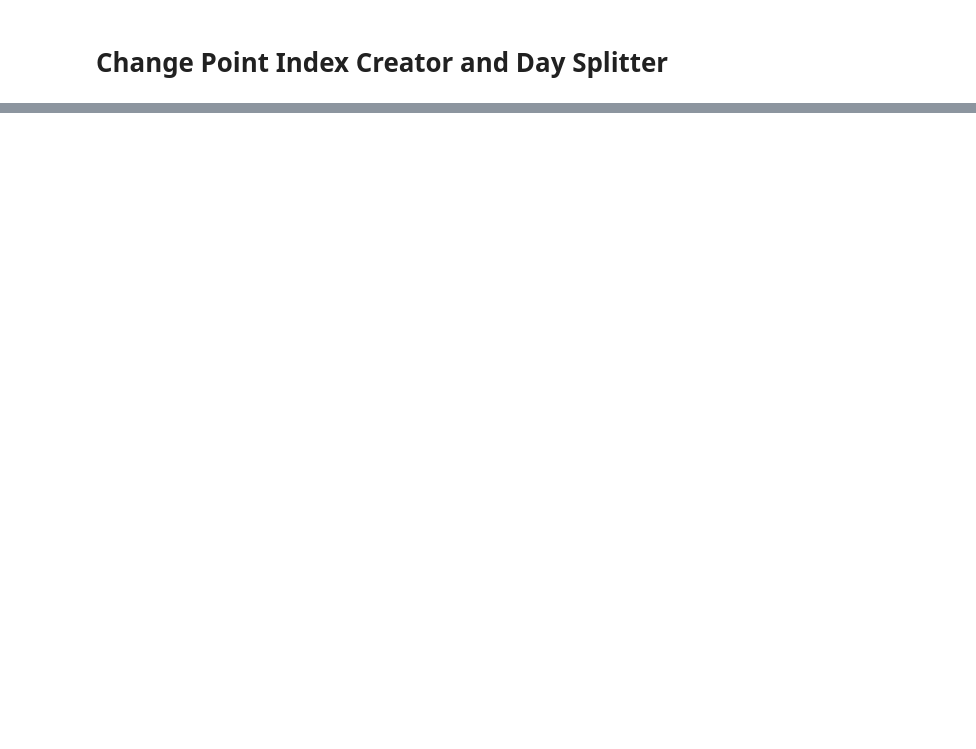
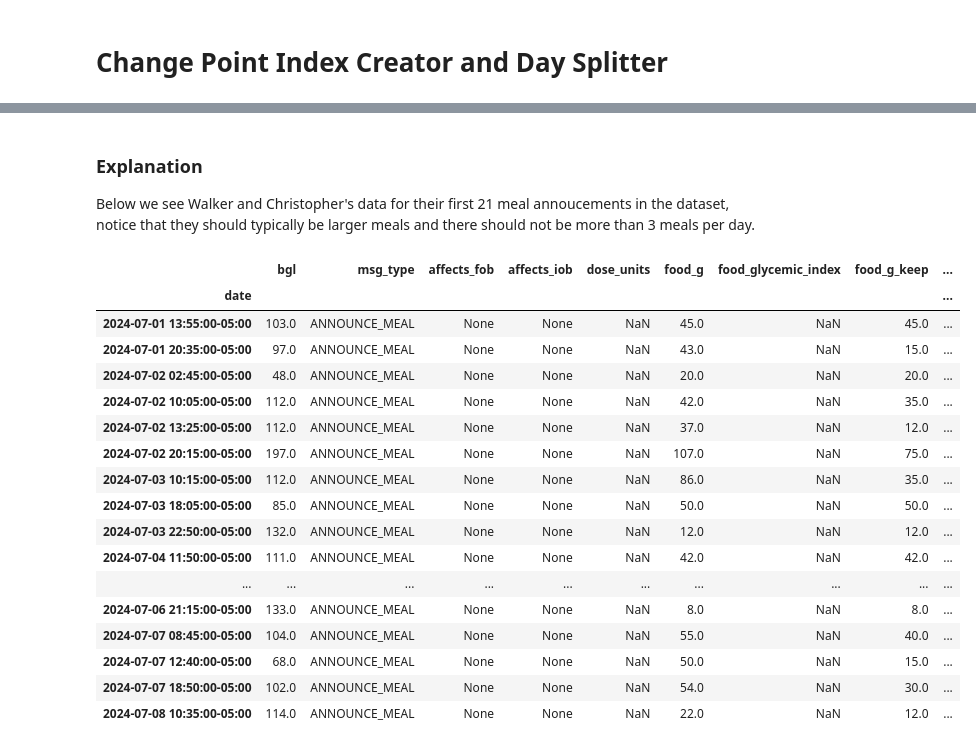
Before and after one commit to RobotPsychologist/bg_control, a Jupyter notebook: 0_meal_identification/meal_identification/notebooks/1.01-cjr-change-point-index-creator.ipynb, the cells around one changed output, grey strips where cells are left out. Saved outputs shown, nothing was run; the diff lists cells and outputs as text; code cells hidden in the pictures; blank space fills up the shorter version.

```diff
--- a/0_meal_identification/meal_identification/notebooks/1.01-cjr-change-point-index-creator.ipynb
+++ b/0_meal_identification/meal_identification/notebooks/1.01-cjr-change-point-index-creator.ipynb
@@ -89,3 +2,0 @@ meal_annoucements_df
-# %%
-meal_annoucements_df = meal_annoucements_df[meal_annoucements_df['msg_type'] == 'ANNOUNCE_MEAL']
-meal_annoucements_df
@@ -107,7 +2,0 @@ meal_annoucements_df
-# %%
-non_meal_df = cr_df[cr_df['msg_type'] != 'ANNOUNCE_MEAL']
-non_meal_df = non_meal_df.resample('5min').first()
-
-cr_resampled = non_meal_df.join(meal_annoucements_df, how='left', rsuffix='_meal')
-
-print(cr_resampled[cr_resampled['msg_type_meal'] == 'ANNOUNCE_MEAL'])
@@ -912,0 +324,25 @@ len(df67[df67['msg_type'] == 'ANNOUNCE_MEAL'])
+# %% [markdown]
+### Explanation
+
+Below we see Walker and Christopher's data for their first 21 meal annoucements in the dataset, notice that they should typically be larger meals and there should not be more than 3 meals per day.
+# %%
+walker_df[walker_df['msg_type'] == 'ANNOUNCE_MEAL'][0:21]
+# %% [output]
+|  | bgl | msg_type | affects_fob | affects_iob | dose_units | food_g | food_glycemic_index | food_g_keep | ... |
+| date |  |  |  |  |  |  |  |  | ... |
+| 2024-07-01 13:55:00-05:00 | 103.0 | ANNOUNCE_MEAL | None | None | NaN | 45.0 | NaN | 45.0 | ... |
+| 2024-07-01 20:35:00-05:00 | 97.0 | ANNOUNCE_MEAL | None | None | NaN | 43.0 | NaN | 15.0 | ... |
+| 2024-07-02 02:45:00-05:00 | 48.0 | ANNOUNCE_MEAL | None | None | NaN | 20.0 | NaN | 20.0 | ... |
+| 2024-07-02 10:05:00-05:00 | 112.0 | ANNOUNCE_MEAL | None | None | NaN | 42.0 | NaN | 35.0 | ... |
+| 2024-07-02 13:25:00-05:00 | 112.0 | ANNOUNCE_MEAL | None | None | NaN | 37.0 | NaN | 12.0 | ... |
+| 2024-07-02 20:15:00-05:00 | 197.0 | ANNOUNCE_MEAL | None | None | NaN | 107.0 | NaN | 75.0 | ... |
+| 2024-07-03 10:15:00-05:00 | 112.0 | ANNOUNCE_MEAL | None | None | NaN | 86.0 | NaN | 35.0 | ... |
+| 2024-07-03 18:05:00-05:00 | 85.0 | ANNOUNCE_MEAL | None | None | NaN | 50.0 | NaN | 50.0 | ... |
+| 2024-07-03 22:50:00-05:00 | 132.0 | ANNOUNCE_MEAL | None | None | NaN | 12.0 | NaN | 12.0 | ... |
+| 2024-07-04 11:50:00-05:00 | 111.0 | ANNOUNCE_MEAL | None | None | NaN | 42.0 | NaN | 42.0 | ... |
+| ... | ... | ... | ... | ... | ... | ... | ... | ... | ... |
+| 2024-07-06 21:15:00-05:00 | 133.0 | ANNOUNCE_MEAL | None | None | NaN | 8.0 | NaN | 8.0 | ... |
+| 2024-07-07 08:45:00-05:00 | 104.0 | ANNOUNCE_MEAL | None | None | NaN | 55.0 | NaN | 40.0 | ... |
+| 2024-07-07 12:40:00-05:00 | 68.0 | ANNOUNCE_MEAL | None | None | NaN | 50.0 | NaN | 15.0 | ... |
+| 2024-07-07 18:50:00-05:00 | 102.0 | ANNOUNCE_MEAL | None | None | NaN | 54.0 | NaN | 30.0 | ... |
+| 2024-07-08 10:35:00-05:00 | 114.0 | ANNOUNCE_MEAL | None | None | NaN | 22.0 | NaN | 12.0 | ... |
```
Also changed, not shown: parts of 58 cells of this notebook, 10 other files.
